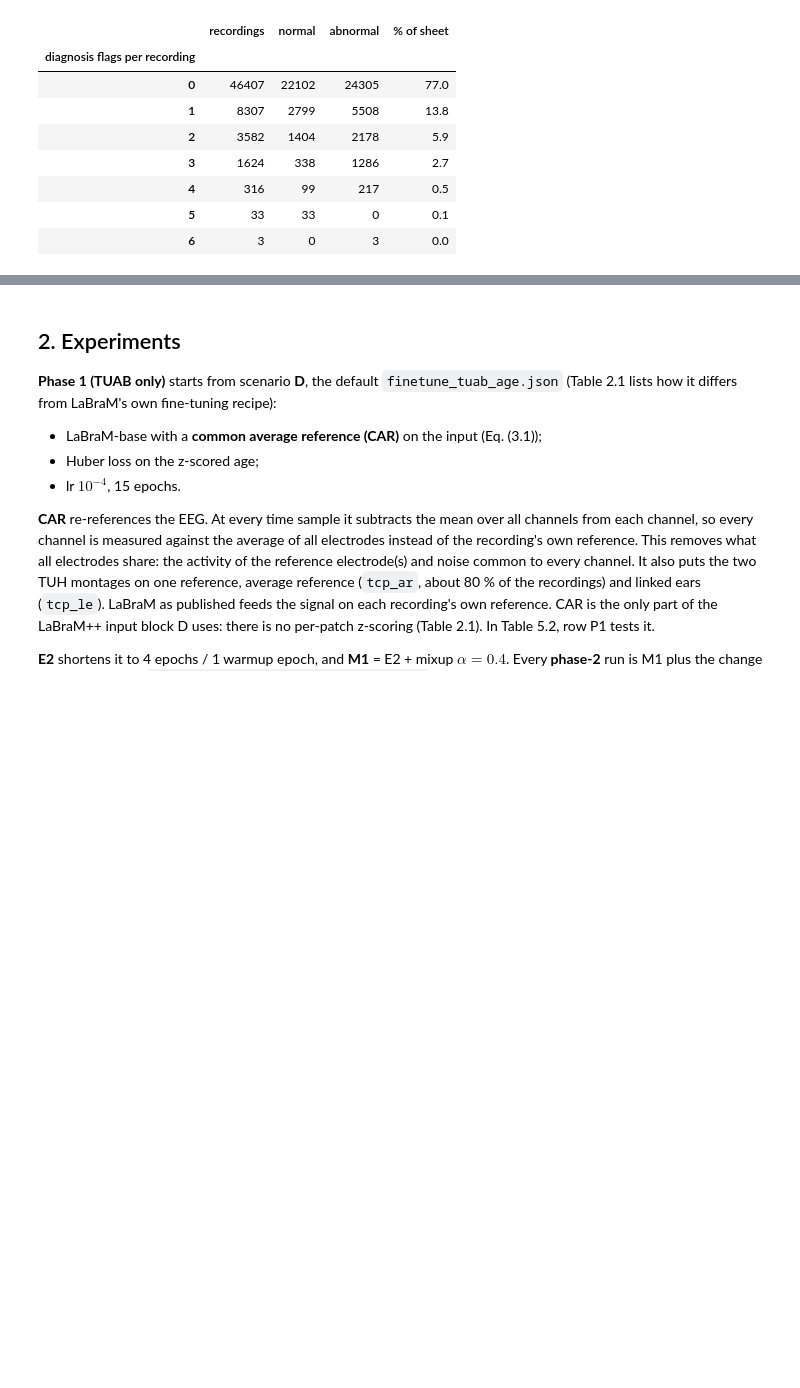
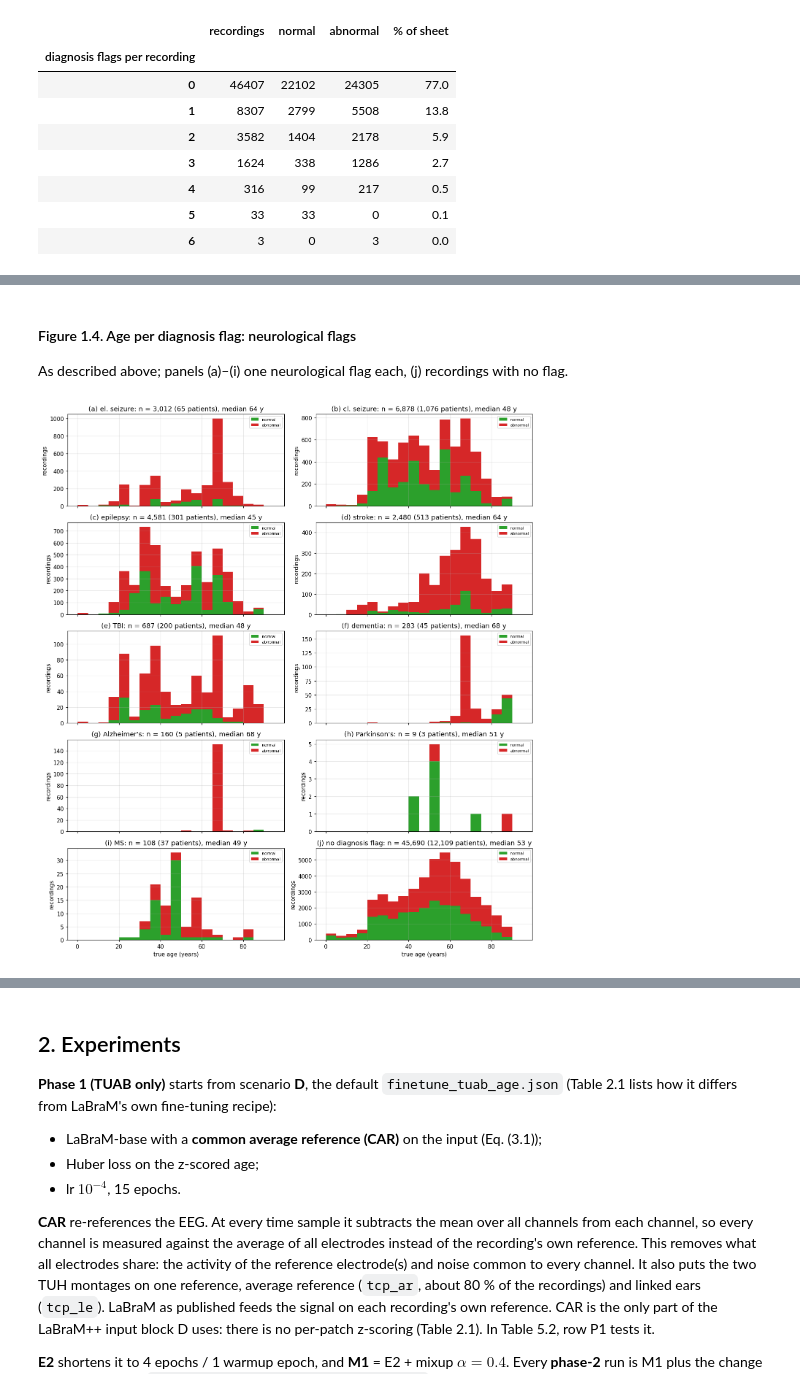
Before and after one commit to Neuro-Clalit/LaBraM, a Jupyter notebook: notebooks/brain_age_research_summary.ipynb, the cells around one changed output, grey strips where cells are left out. Saved outputs shown, nothing was run; the diff lists cells and outputs as text; code cells hidden in the pictures; blank space fills up the shorter version.

```diff
--- a/notebooks/brain_age_research_summary.ipynb
+++ b/notebooks/brain_age_research_summary.ipynb
@@ -858,0 +985,43 @@ if HAVE_TUEG:
+# %%
+FLAG_GROUPS = {
+    "1.4": ("neurological flags", ["dx_electrographic_seizure", "dx_clinical_seizure", "dx_epilepsy", "dx_stroke",
+                                   "dx_tbi", "dx_dementia", "dx_alzheimers", "dx_parkinsons", "dx_ms", None]),
+    "1.5": ("psychiatric and other flags", ["dx_substance", "dx_bipolar", "dx_depression", "dx_schizophrenia",
+                                            "dx_anxiety", "dx_adhd"]),
+}
+
+
+def flag_age_figure(number):
+    title, cols = FLAG_GROUPS[number]
+    sheet = tueg[tueg.in_sheet]
+    flagged = sheet[list(rs.FLAG_SHORT)].fillna(False).astype(bool)
+    rows = (len(cols) + 1) // 2
+    fig, axes = plt.subplots(rows, 2, figsize=(12.5, 2.8 * rows), sharex=True)
+    bins = np.arange(0, 96, 5)
+    for ax, col in zip(axes.ravel(), cols):
+        m = ~flagged.any(axis=1) if col is None else flagged[col]
+        d = sheet[m & sheet.age.notna()]
+        ax.hist([d.age[d.status == "normal"], d.age[d.status == "abnormal"]], bins=bins, stacked=True,
+                color=["tab:green", "tab:red"], label=["normal", "abnormal"])
+        name = "no diagnosis flag" if col is None else rs.FLAG_SHORT[col]
+        ax.set_title(f"{name}: n = {len(d):,} ({d.subject.nunique():,} patients), median {d.age.median():.0f} y",
+                     fontsize=9)
+        ax.set_ylabel("recordings")
+        ax.legend(fontsize=7)
+    for ax in axes.ravel()[len(cols):]:
+        ax.remove()
+    for ax in axes[-1]:
+        ax.set_xlabel("true age (years)")
+    fig.tight_layout()
+    panel_labels([a for a in axes.ravel()[:len(cols)]])
+    assert_max_columns(fig)
+    plt.show()
+# %% [markdown]
+#### Figure 1.4. Age per diagnosis flag: neurological flags
+
+As described above; panels (a)–(i) one neurological flag each, (j) recordings with no flag.
+# %%
+if HAVE_TUEG:
+    flag_age_figure("1.4")
+# %% [output]
+[figure, added]
```
Also changed, not shown: parts of 18 cells of this notebook, 3 other files.
